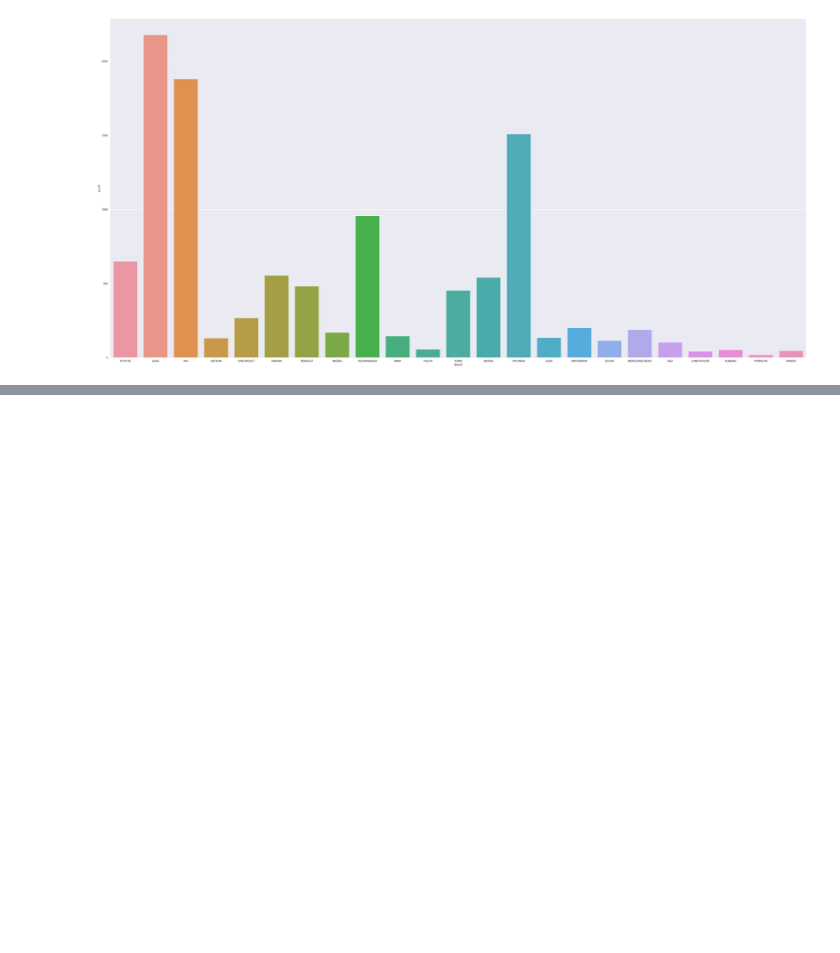
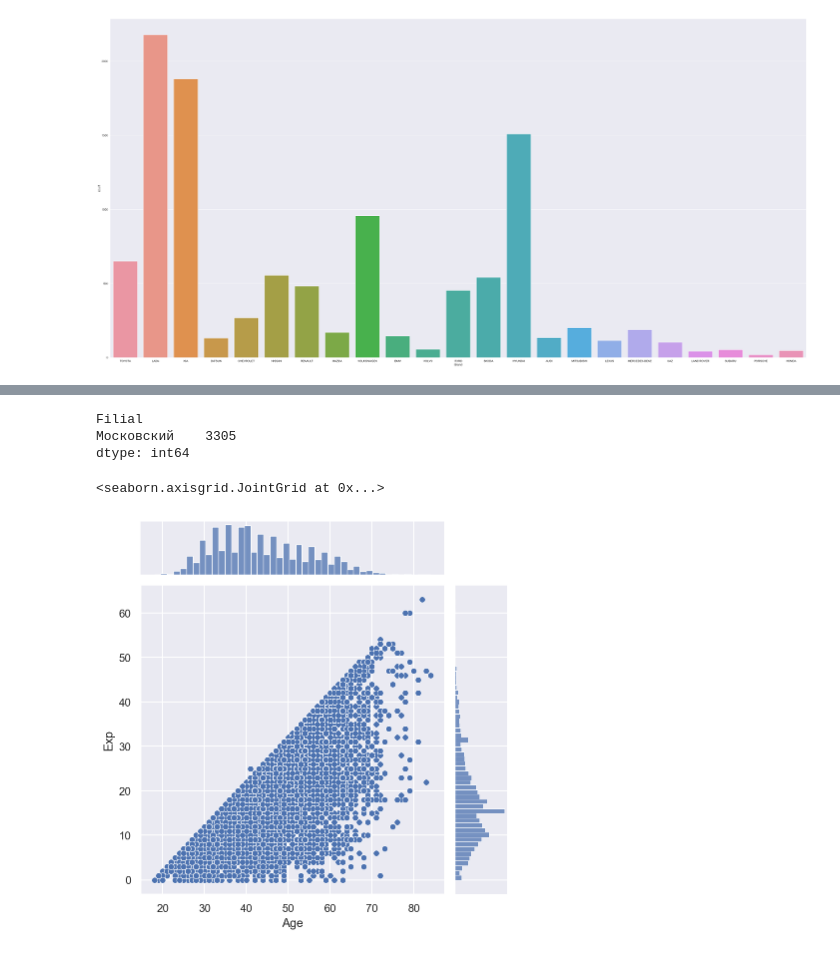
Before and after one commit to pppavlov/MLtechnique, a Jupyter notebook: vsk_analyse/vsk_analyse.ipynb, the cells around one changed output, grey strips where cells are left out. Cells and saved outputs as stored; diff of their text form; code cells hidden in the pictures; blank space fills up the shorter version.

```diff
--- a/vsk_analyse/vsk_analyse.ipynb
+++ b/vsk_analyse/vsk_analyse.ipynb
@@ -279,0 +342,12 @@ sns.countplot(x = 'Brand', data = df)
+# %%
+filial = df[df['Filial'].str.startswith('Мос')]
+print(filial.groupby(['Filial']).agg('size'))
+# %% [output]
+Filial
+Московский    3305
+dtype: int64
+# %%
+sns.jointplot(x = 'Age', y = 'Exp', data = df, kind = 'scatter')
+# %% [output]
+<seaborn.axisgrid.JointGrid at 0x...>
+[figure, added]
```
Also changed, not shown: parts of 8 cells of this notebook.
